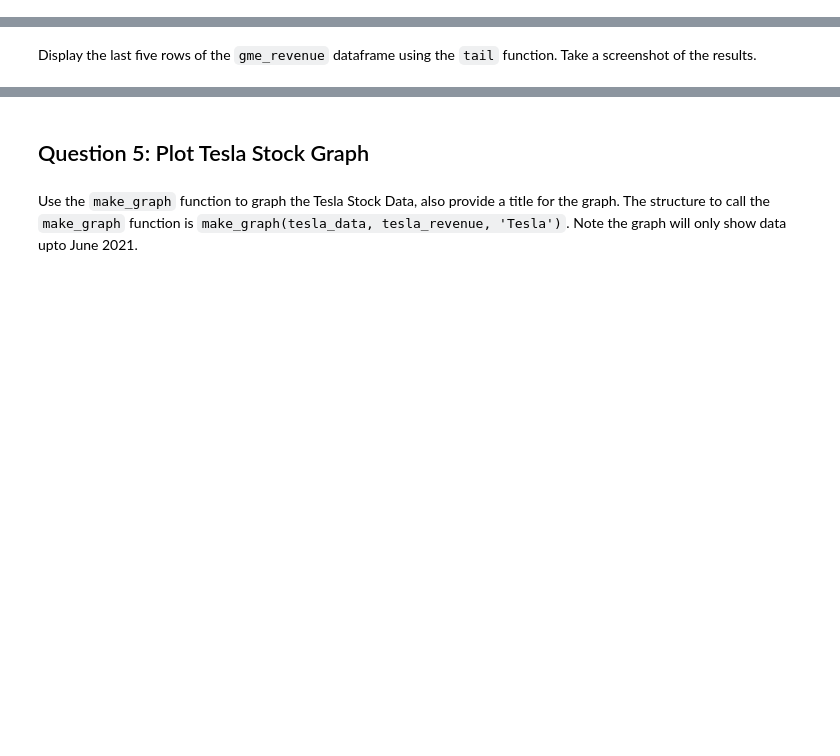
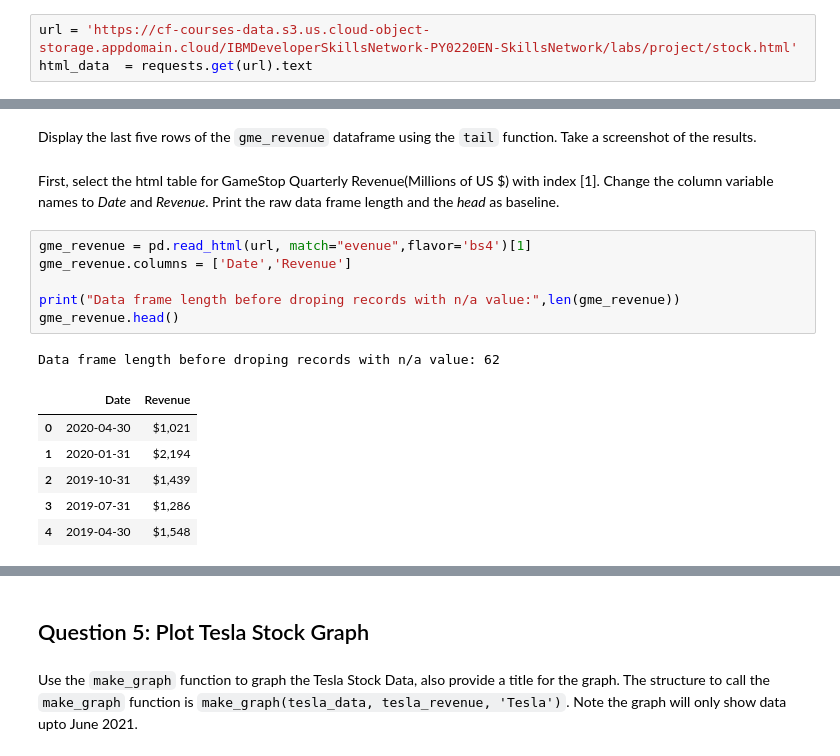
Before and after one commit to solver-Mart1n/data-science, a Jupyter notebook: reference/ibm_ds/language/python/final_project/answers/Final Assignment - Jupyter Notebook.ipynb, the cells around one changed output, grey strips where cells are left out. Drawn from its saved outputs; the diff is of its cells as text; blank space fills up the shorter version.

```diff
--- a/reference/ibm_ds/language/python/final_project/answers/Final Assignment - Jupyter Notebook.ipynb
+++ b/reference/ibm_ds/language/python/final_project/answers/Final Assignment - Jupyter Notebook.ipynb
@@ -377,5 +396,8 @@ Using the ticker object and the function `history` extract stock information and
 ## Question 4: Use Webscraping to Extract GME Revenue Data
 # %% [markdown]
 Use the `requests` library to download the webpage https://cf-courses-data.s3.us.cloud-object-storage.appdomain.cloud/IBMDeveloperSkillsNetwork-PY0220EN-SkillsNetwork/labs/project/stock.html. Save the text of the response as a variable named `html_data`.
+# %%
+url = 'https://cf-courses-data.s3.us.cloud-object-storage.appdomain.cloud/IBMDeveloperSkillsNetwork-PY0220EN-SkillsNetwork/labs/project/stock.html'
+html_data  = requests.get(url).text
 # %% [markdown]
 Parse the html data using `beautiful_soup`.
@@ -399,2 +438,18 @@ If you want to use the read_html function the table is located at index 1
 # %% [markdown]
 Display the last five rows of the `gme_revenue` dataframe using the `tail` function. Take a screenshot of the results.
+# %% [markdown]
+First, select the html table for GameStop Quarterly Revenue(Millions of US $) with index [1]. Change the column variable names to *Date* and *Revenue*. Print the raw data frame length and the *head* as baseline.
+# %%
+gme_revenue = pd.read_html(url, match="evenue",flavor='bs4')[1]
+gme_revenue.columns = ['Date','Revenue']
+
+print("Data frame length before droping records with n/a value:",len(gme_revenue))
+gme_revenue.head()
+# %% [output]
+Data frame length before droping records with n/a value: 62
+|  | Date | Revenue |
+| 0 | 2020-04-30 | $1,021 |
+| 1 | 2020-01-31 | $2,194 |
+| 2 | 2019-10-31 | $1,439 |
+| 3 | 2019-07-31 | $1,286 |
+| 4 | 2019-04-30 | $1,548 |
```
Also changed, not shown: parts of 12 cells of this notebook.
